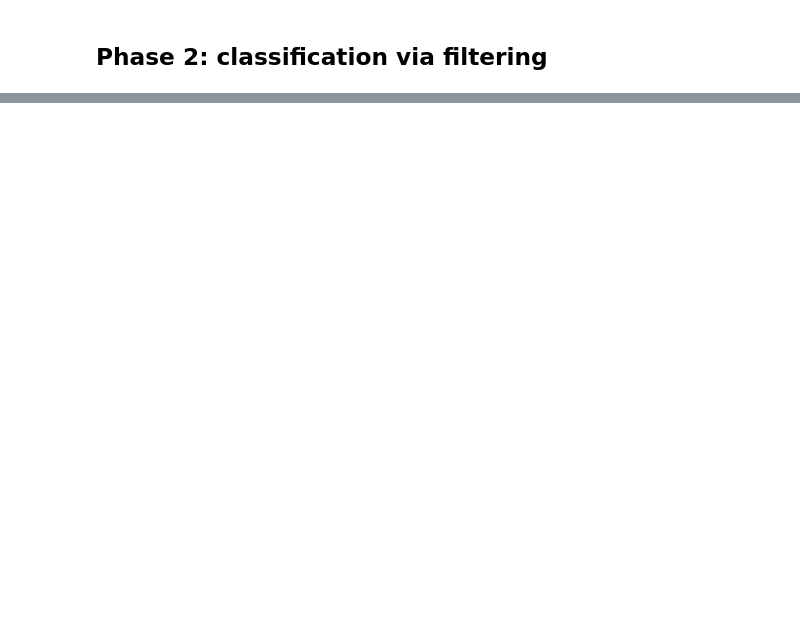
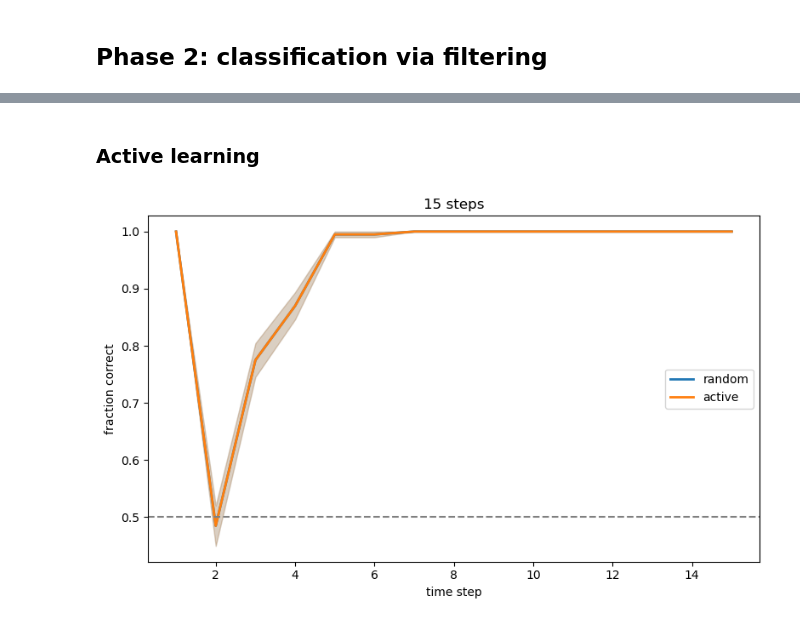
Before and after one commit to Analia7/mediators, a Jupyter notebook: active_discovery_of_latent_dynamic_mediators.ipynb, the cells around one changed output, grey strips where cells are left out. Drawn from its saved outputs; the diff is of its cells as text; code cells hidden in the pictures; blank space fills up the shorter version.

```diff
--- a/active_discovery_of_latent_dynamic_mediators.ipynb
+++ b/active_discovery_of_latent_dynamic_mediators.ipynb
@@ -107,0 +109,26 @@ Accuracy: 1.0000  (100/100 correct)
+# %% [markdown]
+### Active learning
+# %%
+n_patients = 200
+T = 15
+policies = ["random", "active"]
+# to account for time step 0
+correct = {pol: np.zeros((n_patients, T), dtype=bool) for pol in policies}
+candidates = np.linspace(-4, 4, 33)
+
+for i in range(n_patients):
+    true_group = i % 2
+    #patient = PatientSimulator(true_group)
+
+    for policy in policies:
+        patient = PatientSimulator(true_group)
+        _, correct_t = run_patient_with_active_learning(patient, estimated_params, candidates,
+                               policy=policy, T=T)
+        correct[policy][i] = correct_t
+
+accuracy = {pol: correct[pol].mean(axis=0) for pol in policies}
+sem = {pol: correct[pol].std(axis=0)/np.sqrt(n_patients) for pol in policies} # standard error of the mean
+
+plot_accuracy_active_learning(accuracy, sem)
+# %% [output]
+[figure, added]
```
Also changed, not shown: parts of 7 cells of this notebook, 6 other files.
